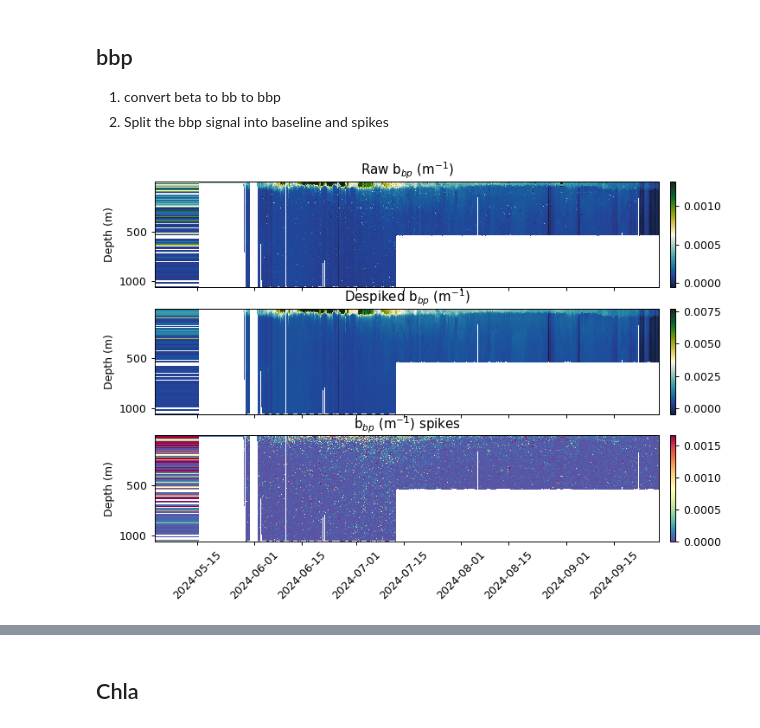
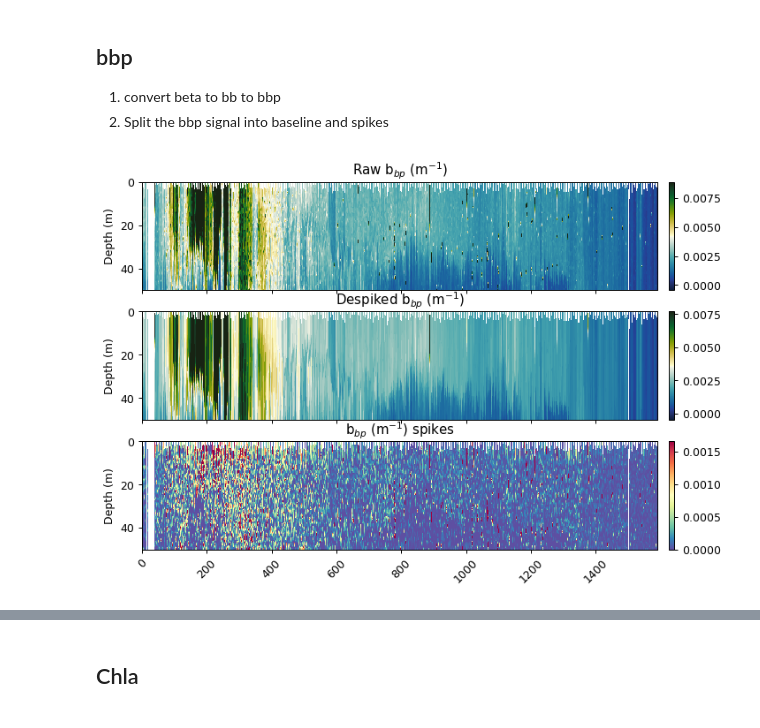
Before and after one commit to Flavi1P/risc_glider_demo, a Jupyter notebook: Scripts/Python/bio_optic_processing.ipynb, the cells around one changed output, grey strips where cells are left out. Saved outputs shown, nothing was run; the diff lists cells and outputs as text; code cells hidden in the pictures.

```diff
--- a/Scripts/Python/bio_optic_processing.ipynb
+++ b/Scripts/Python/bio_optic_processing.ipynb
@@ -112,32 +112,33 @@ df_raw = df_raw.join(dive_time, on="PROFILE_NUMBER", how="left")
 # %%
 bbp_1d = np.array(df_raw['BBP700'])
 prof_1d = np.array(df_raw['PROFILE_NUMBER'])
 depth_1d = abs(np.array(df_raw['DEPTH_interp']))
 time = np.array(df_raw['dive_time'])
 
 nan_mask = np.isnan(depth_1d)
 valid_idx = np.where(~nan_mask)[0]  # Indices of non-NaN values
 valid_values = depth_1d[valid_idx]   # Non-NaN values
 depth_1d[nan_mask] = np.interp(np.where(nan_mask)[0], valid_idx, valid_values)
 time_1d = time[~nan_mask]
 
 #bbp_horz = gt.cleaning.horizontal_diff_outliers(prof_1d, depth_1d, bbp_1d, depth_threshold=10, mask_frac=0.05)
 bbp_corrected = gt.flo_functions.flo_bback_total(bbp_1d, df_raw['TEMP_interp'], df_raw['PRAC_SALINITY_interp'], theta, 700, xfactor)
 bbp_baseline, bbp_spikes = gt.cleaning.despike(bbp_corrected, 7, spike_method='minmax')
 
 
 fig, ax = plt.subplots(3, 1, figsize=[9, 6], sharex=True, dpi=90)
 
-gt.plot.pcolormesh(time, depth_1d, bbp_1d, cmap=cmo.delta, ax=ax[0], robust=True)
-gt.plot(time, depth_1d, bbp_baseline, cmap=cmo.delta, ax=ax[1], robust=True)
-gt.plot(time, depth_1d, bbp_spikes, ax=ax[2], cmap=plt.cm.Spectral_r, vmin=0)
+gt.plot.pcolormesh(prof_1d, depth_1d, bbp_corrected, cmap=cmo.delta, ax=ax[0], robust=True)
+gt.plot(prof_1d, depth_1d, bbp_baseline, cmap=cmo.delta, ax=ax[1], robust=True)
+gt.plot(prof_1d, depth_1d, bbp_spikes, ax=ax[2], cmap=plt.cm.Spectral_r, vmin=0)
 
 [a.set_xlabel('') for a in ax]
+[a.set_ylim(50, 0) for a in ax]
 
 ax[0].set_title('Raw b$_{bp}$ (m$^{-1}$)')
 ax[1].set_title('Despiked b$_{bp}$ (m$^{-1}$)')
 ax[2].set_title('b$_{bp}$ (m$^{-1}$) spikes')
 
 plt.show()
 # %% [output]
-[figure, old version]
+[figure, new version]
```
Also changed, not shown: parts of 11 cells of this notebook.
